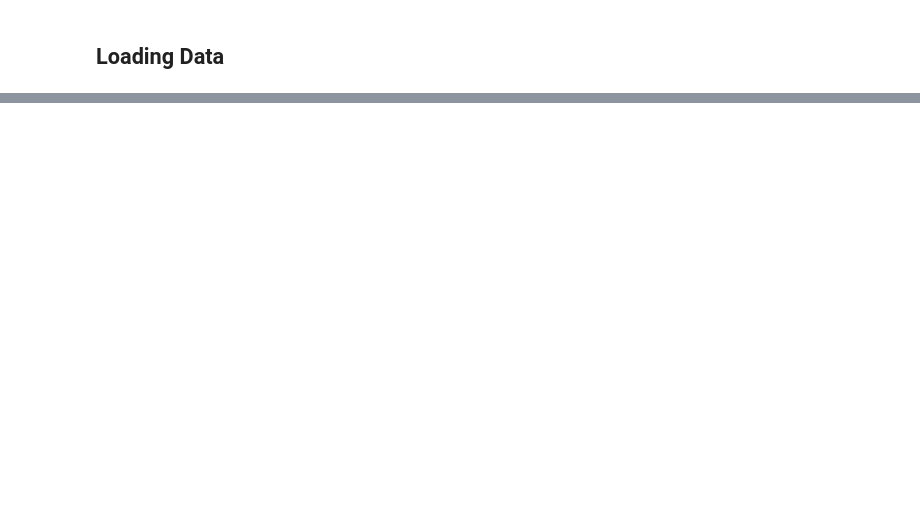
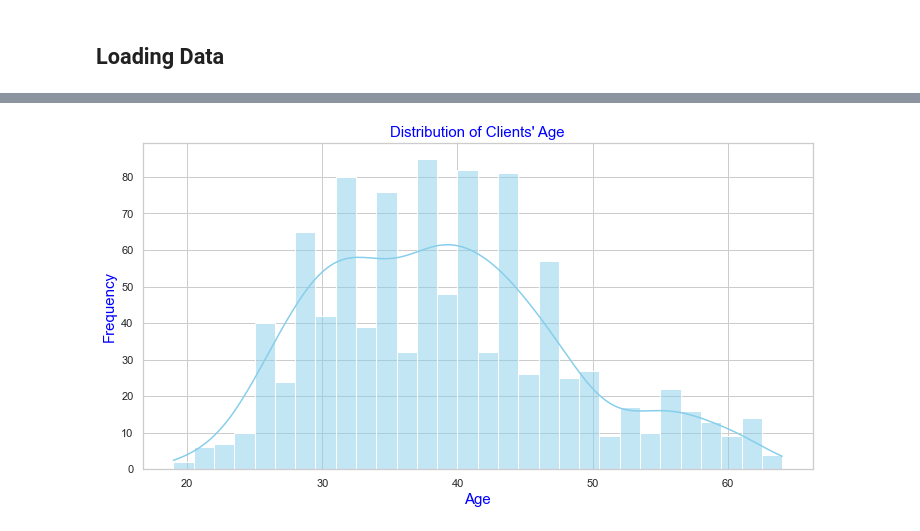
Before and after one commit to JSH1994/INTEGRATED-PROJECT, a Jupyter notebook: INTEGRATED-PROJECT DC,FE,EDA.ipynb, the cells around one changed output, grey strips where cells are left out. Saved outputs shown, nothing was run; the diff lists cells and outputs as text; code cells hidden in the pictures; blank space fills up the shorter version.

```diff
--- a/INTEGRATED-PROJECT DC,FE,EDA.ipynb
+++ b/INTEGRATED-PROJECT DC,FE,EDA.ipynb
@@ -44,0 +127,15 @@ df
+# %%
+# Create age distribution plot
+plt.figure(figsize=(12, 6))
+
+# Plot histogram with density plot
+sns.histplot(df['age'], kde=True, bins=30, color='skyblue')
+
+# Customize the plot
+plt.title('Distribution of Clients\' Age', fontsize=15, color='blue')
+plt.xlabel('Age', fontsize=15, color='blue')
+plt.ylabel('Frequency', fontsize=15, color='blue')
+
+plt.show()
+# %% [output]
+[figure, added]
```
Also changed, not shown: parts of 21 cells of this notebook, 3 other files.
